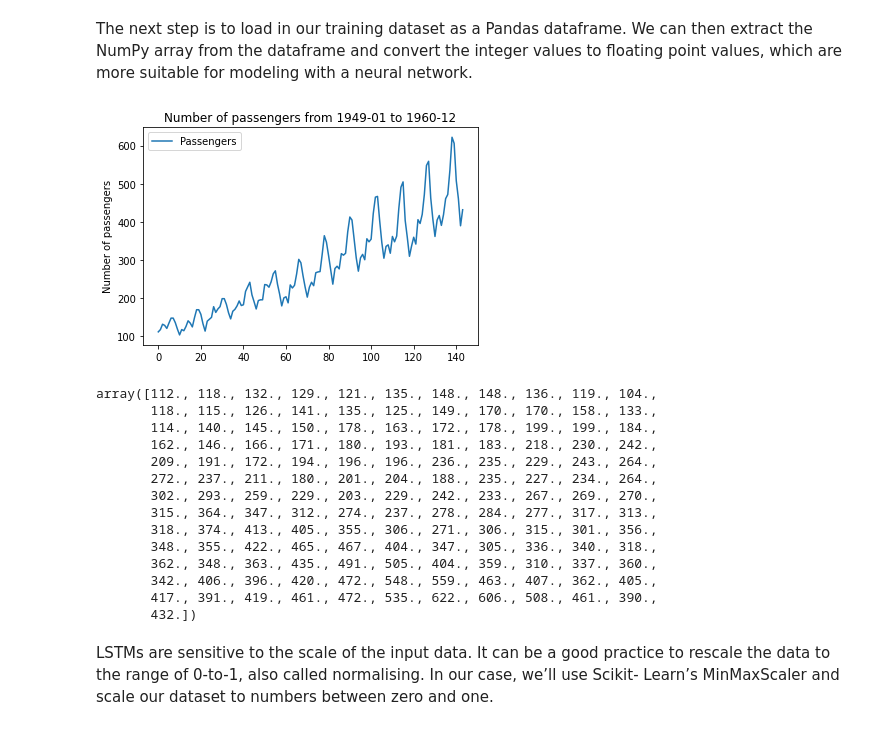
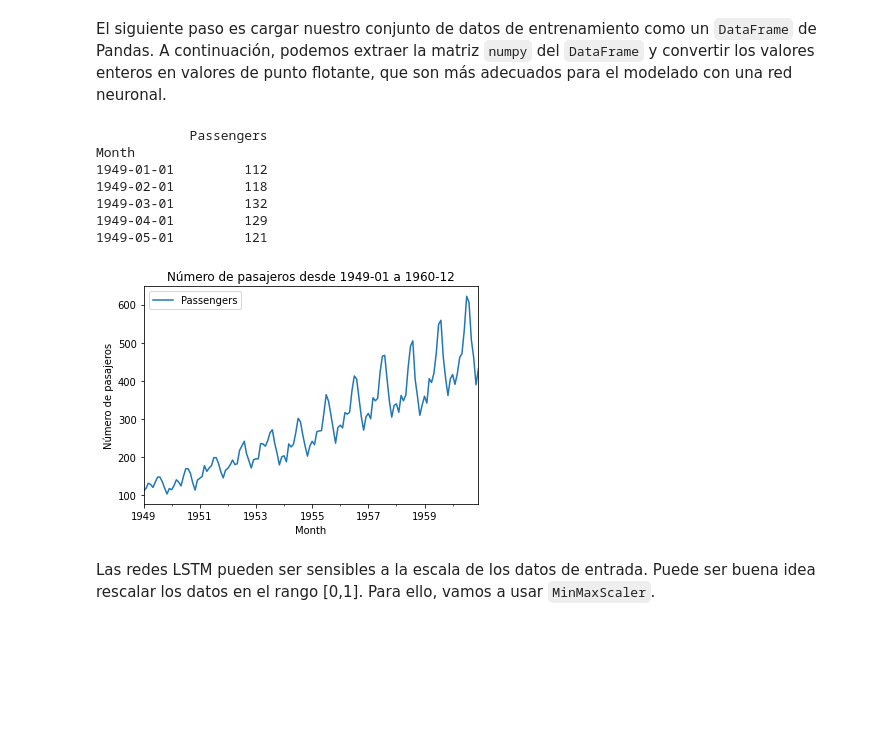
Before and after one commit to ayrna/ap2122, a Jupyter notebook: redes_recurrentes/time_series_data.ipynb, the cells around one changed output. Saved outputs shown, nothing was run; the diff lists cells and outputs as text; code cells hidden in the pictures; blank space fills up the shorter version.

```diff
--- a/redes_recurrentes/time_series_data.ipynb
+++ b/redes_recurrentes/time_series_data.ipynb
@@ -32,42 +23,38 @@ from tensorflow.keras.layers import LSTM, Dense, Dropout
 
 from sklearn.preprocessing import MinMaxScaler
 from sklearn.metrics import mean_squared_error
-# %% [markdown]
-The next step is to load in our training dataset as a Pandas dataframe. We can then extract the NumPy array from the dataframe and convert the integer values to floating point values, which are more suitable for modeling with a neural network.
-# %%
-# load the dataset using Pandas (remember to find and download the international airlines passengers dataset)
-df = pd.read_csv("airline-passengers.csv")
-
-# extract the NumPy array from the dataframe
-Numpy_arr = numpy.array(df['Passengers'].tolist())
-
-# convert the integer values to floating point values
-Numpy_arr = Numpy_arr.astype(float)
-
-# Use matplotlib to plot the whole dataset
-df.plot()
-plt.title("Number of passengers from 1949-01 to 1960-12")
-plt.ylabel("Number of passengers")
-plt.show()
-# %% [output]
-[figure, removed]
-# %%
-Numpy_arr
-# %% [output]
-array([112., 118., 132., 129., 121., 135., 148., 148., 136., 119., 104.,
-       118., 115., 126., 141., 135., 125., 149., 170., 170., 158., 133.,
-       114., 140., 145., 150., 178., 163., 172., 178., 199., 199., 184.,
-       162., 146., 166., 171., 180., 193., 181., 183., 218., 230., 242.,
-       209., 191., 172., 194., 196., 196., 236., 235., 229., 243., 264.,
-       272., 237., 211., 180., 201., 204., 188., 235., 227., 234., 264.,
-       302., 293., 259., 229., 203., 229., 242., 233., 267., 269., 270.,
-       315., 364., 347., 312., 274., 237., 278., 284., 277., 317., 313.,
-       318., 374., 413., 405., 355., 306., 271., 306., 315., 301., 356.,
-       348., 355., 422., 465., 467., 404., 347., 305., 336., 340., 318.,
-       362., 348., 363., 435., 491., 505., 404., 359., 310., 337., 360.,
-       342., 406., 396., 420., 472., 548., 559., 463., 407., 362., 405.,
-       417., 391., 419., 461., 472., 535., 622., 606., 508., 461., 390.,
-       432.])
-# %% [markdown]
-LSTMs are sensitive to the scale of the input data. It can be a good practice to rescale the data to the range of 0-to-1, also called normalising. In our case, we’ll use Scikit- Learn’s MinMaxScaler and scale our dataset to numbers between zero and one.
+# %% [markdown]
+El siguiente paso es cargar nuestro conjunto de datos de entrenamiento como un `DataFrame` de Pandas. A continuación, podemos extraer la matriz `numpy` del `DataFrame` y convertir los valores enteros en valores de punto flotante, que son más adecuados para el modelado con una red neuronal.
+# %%
+# Cargar el conjunto de datos usando pandas
+
+try:
+    url = "https://raw.githubusercontent.com/jbrownlee/Datasets/master/airline-passengers.csv"
+    df = pd.read_csv(url)
+except:
+    df = pd.read_csv("./data/airline-passengers.csv")
+
+# Dar el formato correcto a la fecha y usarlo como índice
+df.Month = pd.to_datetime(df.Month)
+df.set_index('Month', inplace=True)
+
+# Mostrar los primeros datos
+print(df.head())
+
+# Usar matplotlib para mostrar la serie
+df.plot()
+plt.title("Número de pasajeros desde 1949-01 a 1960-12")
+plt.ylabel("Número de pasajeros")
+plt.show()
+# %% [output]
+            Passengers
+Month
+1949-01-01         112
+1949-02-01         118
+1949-03-01         132
+1949-04-01         129
+1949-05-01         121
+[figure, added]
+# %% [markdown]
+Las redes LSTM pueden ser sensibles a la escala de los datos de entrada. Puede ser buena idea rescalar los datos en el rango [0,1]. Para ello, vamos a usar `MinMaxScaler`.
 # %%
```
Also changed, not shown: parts of 31 cells of this notebook, 1 other file.
